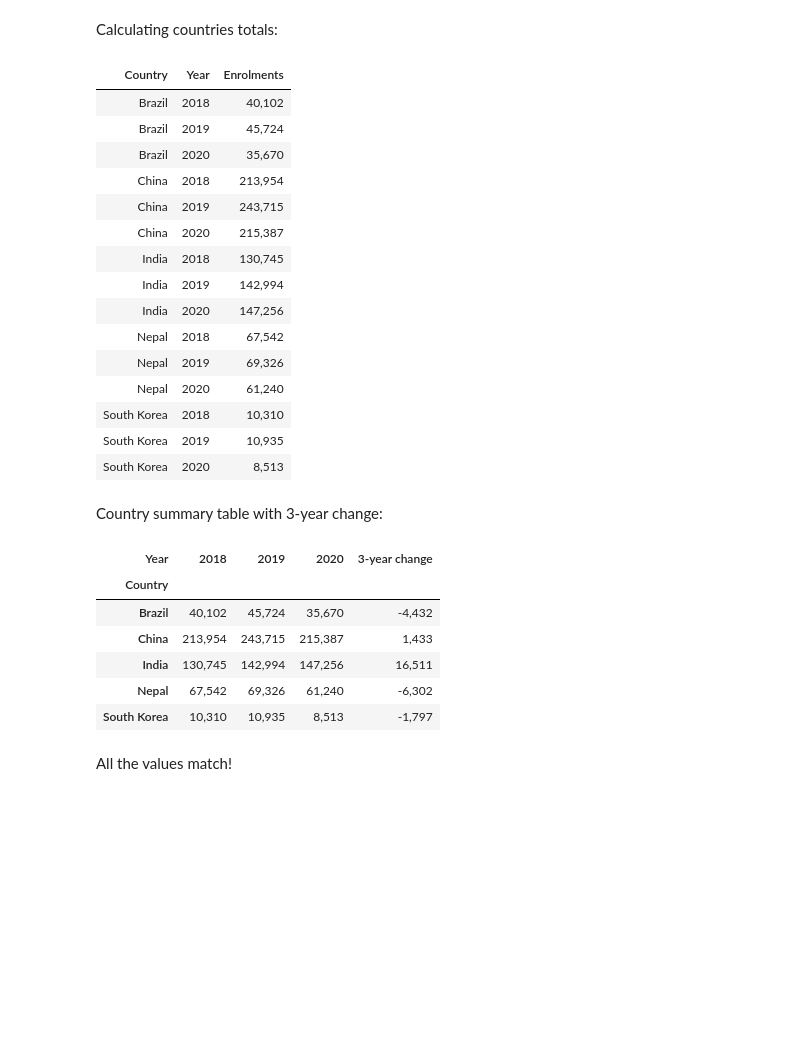
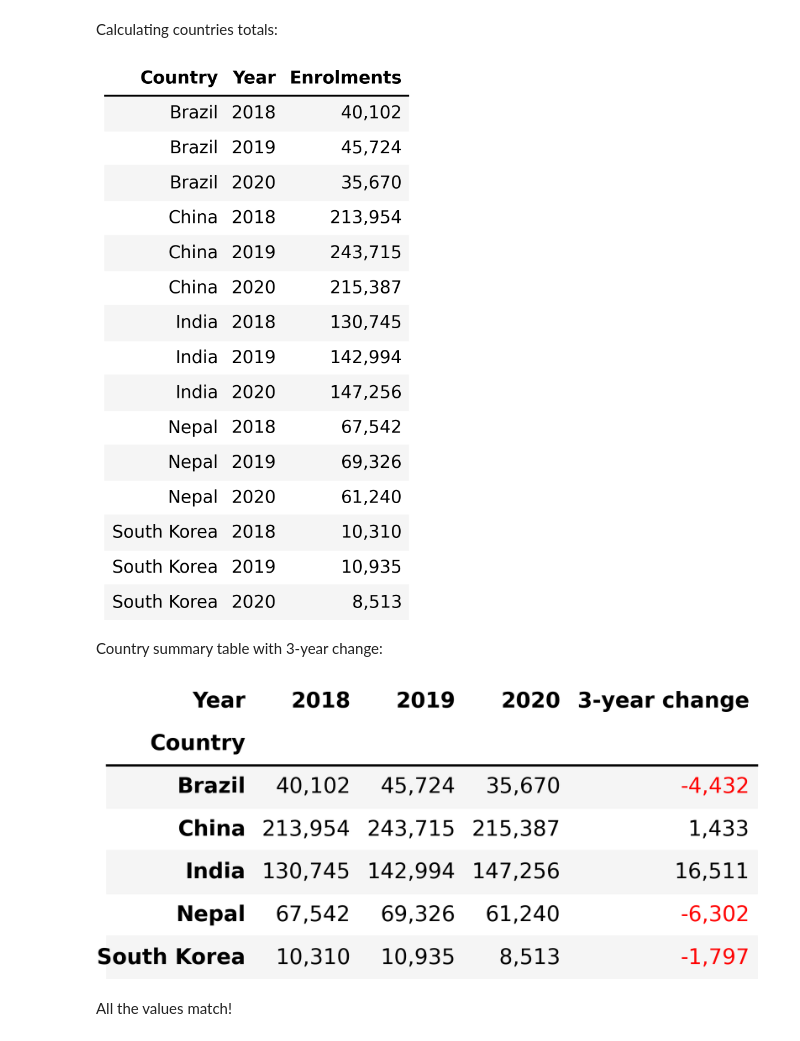
Before and after one commit to nirvana644/IATD-Machine-Learning-Algorithms, a Jupyter notebook: week_1_lesson_4_duplicates.ipynb, the cells around one changed output. Saved outputs shown, nothing was run; the diff lists cells and outputs as text; code cells hidden in the pictures; blank space fills up the shorter version.

```diff
--- a/week_1_lesson_4_duplicates.ipynb
+++ b/week_1_lesson_4_duplicates.ipynb
@@ -420,27 +420,30 @@ Calculating countries totals:
 # %%
 country_totals = (
     enrolments.groupby(['Country', 'Year'], as_index=False)['Enrolments']
     .sum()
 )
 
-display(country_totals.style.format({'Enrolments': '{:,.0f}'}).hide(axis='index'))
+#display(country_totals.style.format({'Enrolments': '{:,.0f}'}).hide(axis='index'))
+# nbconvert does not support the above style, so we will export it as an image to be able to include it in the PDF
+styled_country_totals = (
+    country_totals.style
+    .format({'Enrolments': '{:,.0f}'})
+    .hide(axis='index')
+)
+
+image_path = Path("images/week_1/country_totals.png")
+image_path.parent.mkdir(parents=True, exist_ok=True)
+
+dfi.export(
+    styled_country_totals,
+    str(image_path),
+    table_conversion="matplotlib",
+    dpi=300
+)
+
+display(Image(filename=str(image_path)))
 # %% [output]
-| Country | Year | Enrolments |
-| Brazil | 2018 | 40,102 |
-| Brazil | 2019 | 45,724 |
-| Brazil | 2020 | 35,670 |
-| China | 2018 | 213,954 |
-| China | 2019 | 243,715 |
-| China | 2020 | 215,387 |
-| India | 2018 | 130,745 |
-| India | 2019 | 142,994 |
-| India | 2020 | 147,256 |
-| Nepal | 2018 | 67,542 |
-| Nepal | 2019 | 69,326 |
-| Nepal | 2020 | 61,240 |
-| South Korea | 2018 | 10,310 |
-| South Korea | 2019 | 10,935 |
-| South Korea | 2020 | 8,513 |
+[figure, added]
 # %% [markdown]
 Country summary table with 3-year change:
 # %%
@@ -454,6 +457,7 @@ country_summary['3-year change'] = (
     country_summary[2020] - country_summary[2018]
 )
 
+'''
 display(
     country_summary.style
     .format('{:,.0f}')
@@ -462,13 +466,30 @@ display(
         subset=['3-year change']
     )
 )
+'''
+
+styled_country_summary = (
+    country_summary.style
+    .format('{:,.0f}', na_rep='')
+    .map(
+        lambda value: 'color: red'
+        if pd.notna(value) and value < 0 else '',
+        subset=['3-year change']
+    )
+)
+
+image_path = Path("images/week_1/country_summary.png")
+image_path.parent.mkdir(parents=True, exist_ok=True)
+
+dfi.export(
+    styled_country_summary,
+    str(image_path),
+    table_conversion="matplotlib",
+    dpi=300
+)
+
+display(Image(filename=str(image_path)))
 # %% [output]
-| Year | 2018 | 2019 | 2020 | 3-year change |
-| Country |  |  |  |  |
-| Brazil | 40,102 | 45,724 | 35,670 | -4,432 |
-| China | 213,954 | 243,715 | 215,387 | 1,433 |
-| India | 130,745 | 142,994 | 147,256 | 16,511 |
-| Nepal | 67,542 | 69,326 | 61,240 | -6,302 |
-| South Korea | 10,310 | 10,935 | 8,513 | -1,797 |
+[figure, added]
 # %% [markdown]
 All the values match!
```
Also changed, not shown: parts of 1 cell of this notebook, 19 other files.
